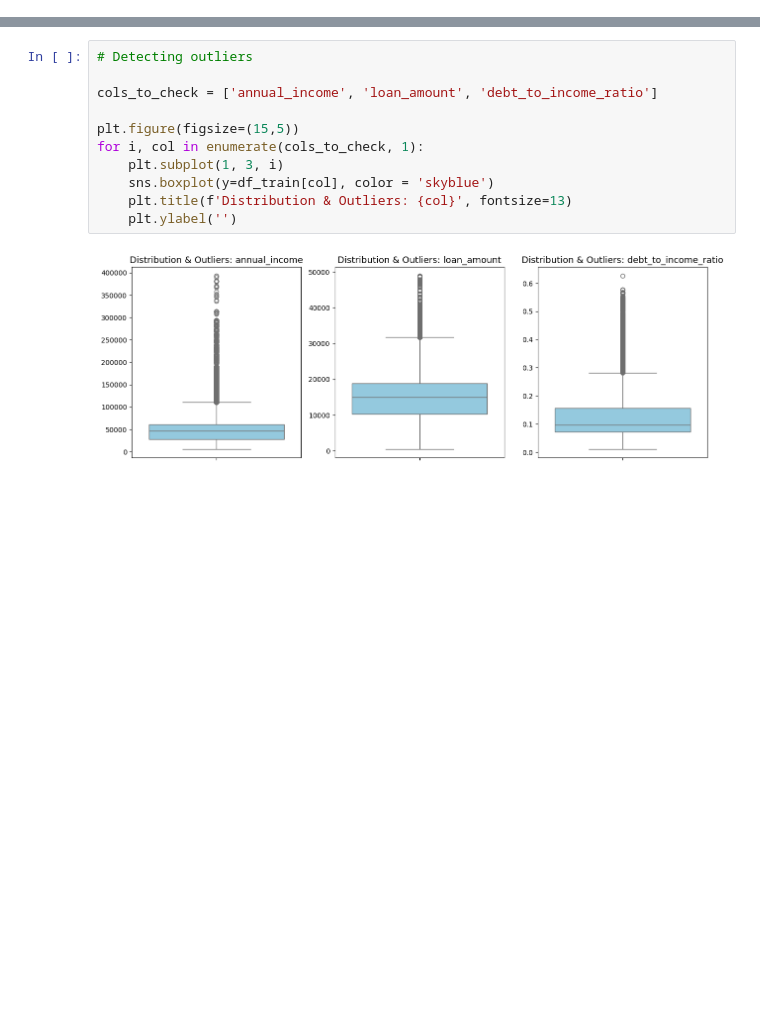
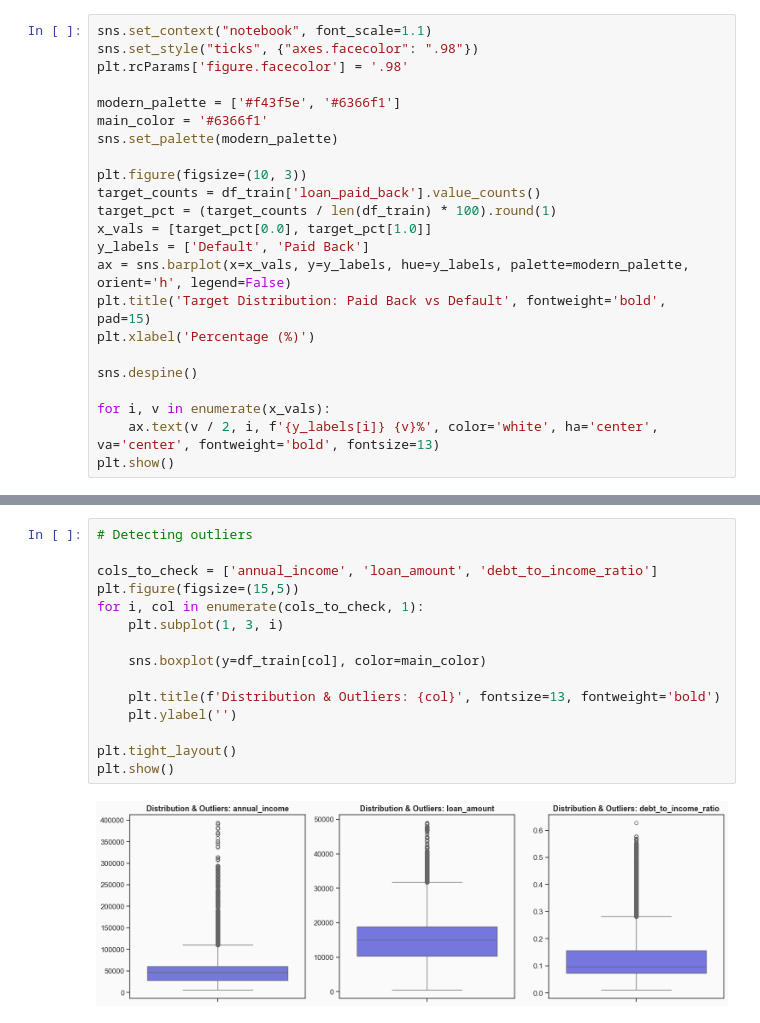
Before and after one commit to Verzol/predicting-loan-payback, a Jupyter notebook: notebooks/01_eda_and_cleaning.ipynb, the cells around one changed output, grey strips where cells are left out. Saved outputs shown, nothing was run; the diff lists cells and outputs as text; blank space fills up the shorter version.

```diff
--- a/notebooks/01_eda_and_cleaning.ipynb
+++ b/notebooks/01_eda_and_cleaning.ipynb
@@ -61,3 +54,26 @@ employment_status       0.0
 loan_purpose            0.0
 grade_subgrade          0.0
 dtype: float64
+# %%
+sns.set_context("notebook", font_scale=1.1)
+sns.set_style("ticks", {"axes.facecolor": ".98"})
+plt.rcParams['figure.facecolor'] = '.98'
+
+modern_palette = ['#f43f5e', '#6366f1']
+main_color = '#6366f1'
+sns.set_palette(modern_palette)
+
+plt.figure(figsize=(10, 3))
+target_counts = df_train['loan_paid_back'].value_counts()
+target_pct = (target_counts / len(df_train) * 100).round(1)
+x_vals = [target_pct[0.0], target_pct[1.0]]
+y_labels = ['Default', 'Paid Back']
+ax = sns.barplot(x=x_vals, y=y_labels, hue=y_labels, palette=modern_palette, orient='h', legend=False)
+plt.title('Target Distribution: Paid Back vs Default', fontweight='bold', pad=15)
+plt.xlabel('Percentage (%)')
+
+sns.despine()
+
+for i, v in enumerate(x_vals):
+    ax.text(v / 2, i, f'{y_labels[i]} {v}%', color='white', ha='center', va='center', fontweight='bold', fontsize=13)
+plt.show()
@@ -64,13 +82,17 @@ dtype: float64
 # %%
 # Detecting outliers
 
 cols_to_check = ['annual_income', 'loan_amount', 'debt_to_income_ratio']
-
 plt.figure(figsize=(15,5))
 for i, col in enumerate(cols_to_check, 1):
     plt.subplot(1, 3, i)
-    sns.boxplot(y=df_train[col], color = 'skyblue')
-    plt.title(f'Distribution & Outliers: {col}', fontsize=13)
+
+    sns.boxplot(y=df_train[col], color=main_color)
+
+    plt.title(f'Distribution & Outliers: {col}', fontsize=13, fontweight='bold')
     plt.ylabel('')
+
+plt.tight_layout()
+plt.show()
 # %% [output]
-[figure, old version]
+[figure, new version]
```
Also changed, not shown: parts of 8 cells of this notebook, 1 other file.
